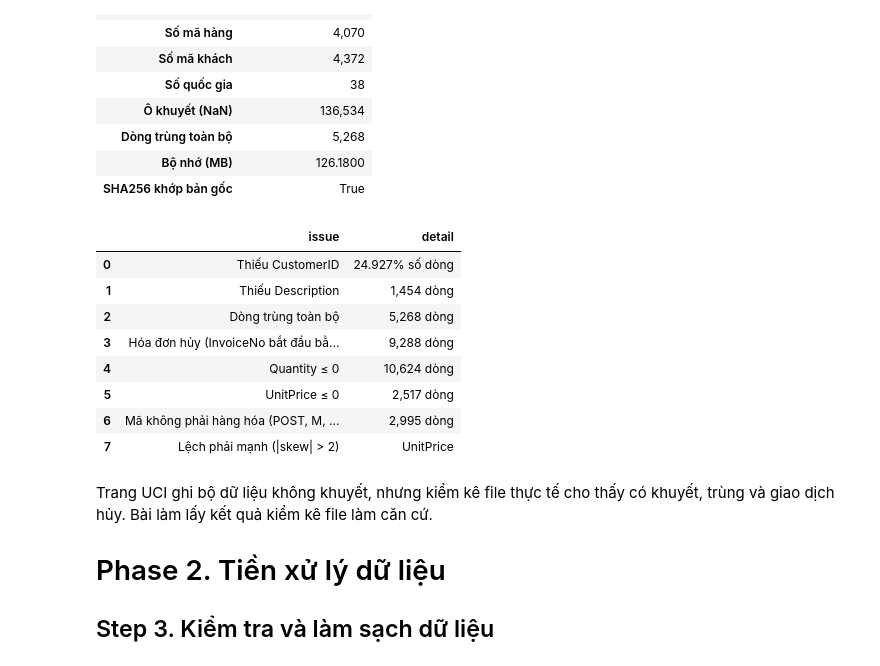
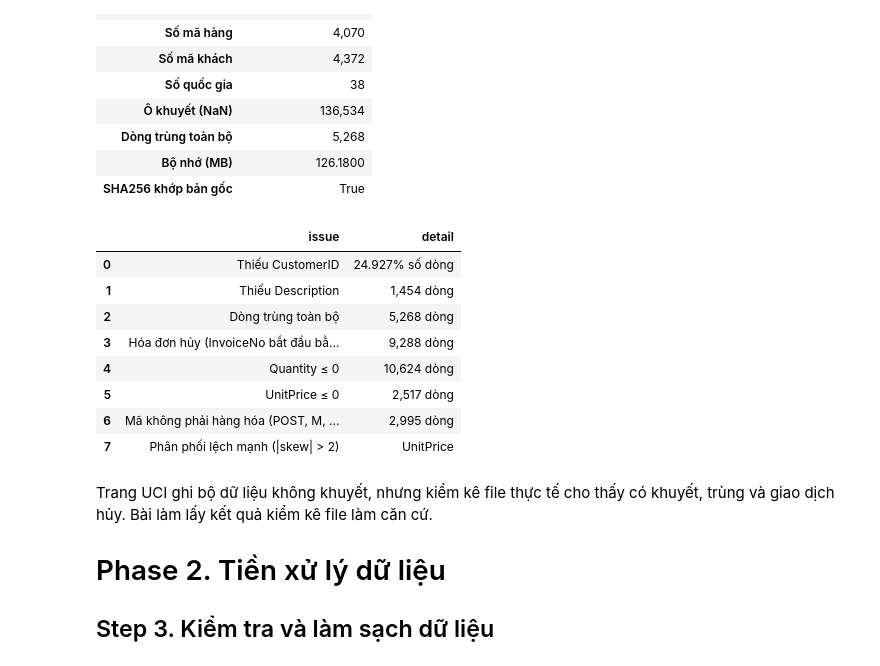
Before and after one commit to Trunguit1122/ecomanalysis, a Jupyter notebook: analysis/NhomXX_Phan_tich.ipynb, the cells around one changed output. Saved outputs shown, nothing was run; the diff lists cells and outputs as text; code cells hidden in the pictures.

```diff
--- a/analysis/NhomXX_Phan_tich.ipynb
+++ b/analysis/NhomXX_Phan_tich.ipynb
@@ -244,26 +245,26 @@ overview
 # %%
 # Các vấn đề cần xử lý (phát hiện tự động trên file thực tế)
 issues = pd.DataFrame([
     ('Thiếu CustomerID', f"{pct(df_raw['CustomerID'].isna().mean(), 3)} số dòng"),
     ('Thiếu Description', f"{df_raw['Description'].isna().sum():,} dòng"),
     ('Dòng trùng toàn bộ', f'{df_raw.duplicated().sum():,} dòng'),
     ('Hóa đơn hủy (InvoiceNo bắt đầu bằng C)', f'{is_cancelled.sum():,} dòng'),
     ('Quantity ≤ 0', f"{(df_raw['Quantity'] <= 0).sum():,} dòng"),
     ('UnitPrice ≤ 0', f"{(df_raw['UnitPrice'] <= 0).sum():,} dòng"),
     ('Mã không phải hàng hóa (POST, M, DOT, ...)', f'{(~is_item_code).sum():,} dòng'),
-    ('Lệch phải mạnh (|skew| > 2)', ', '.join(num_desc.index[num_desc['skew'].abs() > 2])),
+    ('Phân phối lệch mạnh (|skew| > 2)', ', '.join(num_desc.index[num_desc['skew'].abs() > 2])),
 ], columns=['issue', 'detail'])
 issues
 # %% [output]
 |  | issue | detail |
 | 0 | Thiếu CustomerID | 24.927% số dòng |
 | 1 | Thiếu Description | 1,454 dòng |
 | 2 | Dòng trùng toàn bộ | 5,268 dòng |
 | 3 | Hóa đơn hủy (InvoiceNo bắt đầu bằ... | 9,288 dòng |
 | 4 | Quantity ≤ 0 | 10,624 dòng |
 | 5 | UnitPrice ≤ 0 | 2,517 dòng |
 | 6 | Mã không phải hàng hóa (POST, M, ... | 2,995 dòng |
-| 7 | Lệch phải mạnh (|skew| > 2) | UnitPrice |
+| 7 | Phân phối lệch mạnh (|skew| > 2) | UnitPrice |
 # %% [markdown]
 Trang UCI ghi bộ dữ liệu không khuyết, nhưng kiểm kê file thực tế cho thấy có khuyết, trùng và giao dịch hủy. Bài làm lấy kết quả kiểm kê file làm căn cứ.
 
```
Also changed, not shown: parts of 15 cells of this notebook, 2 other files.
